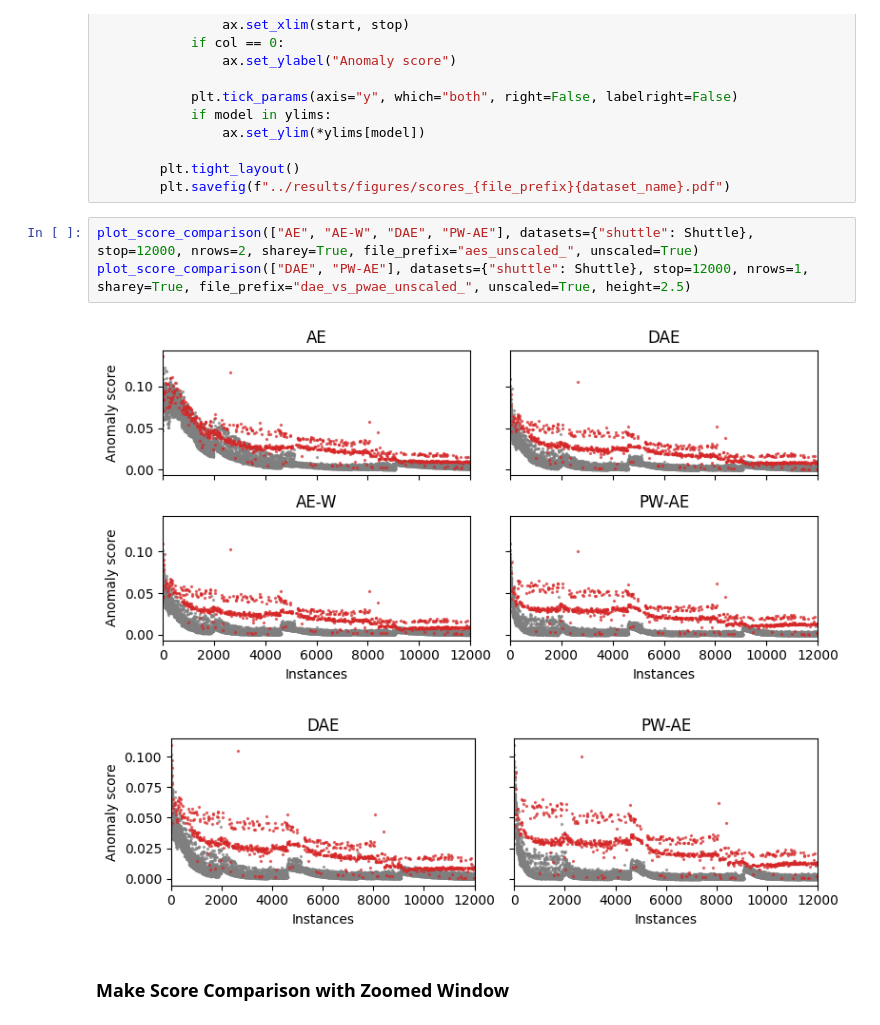
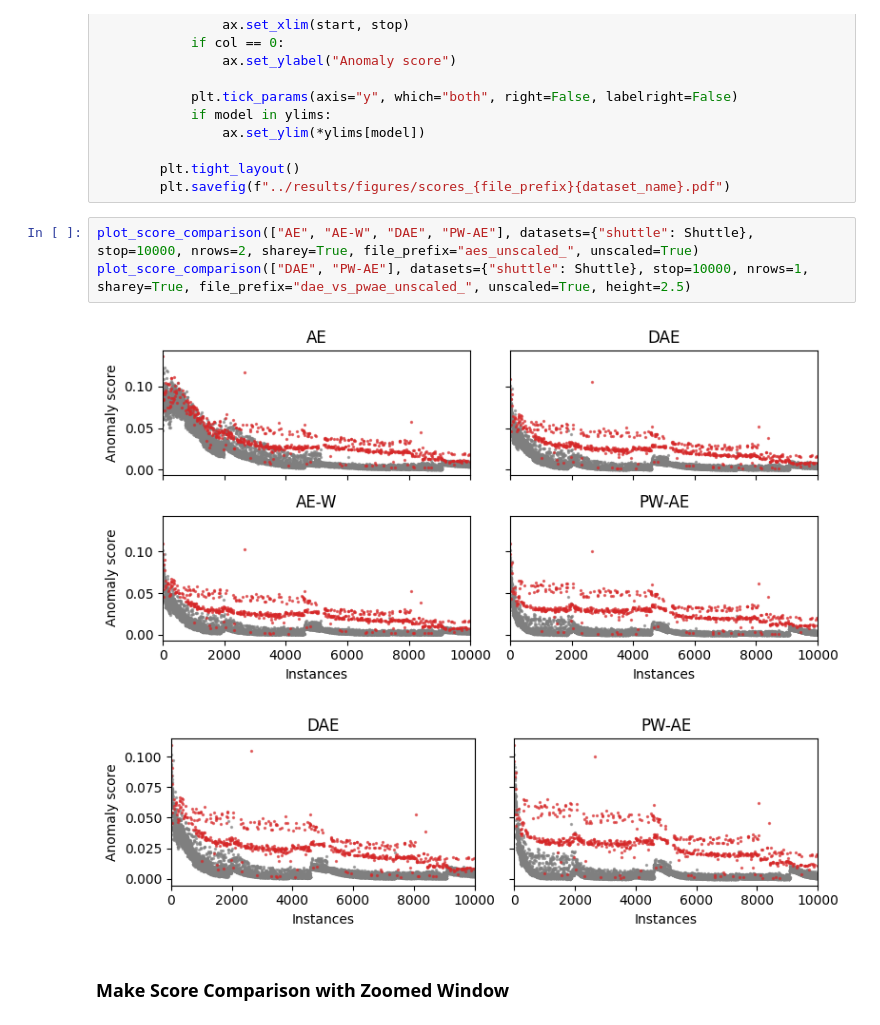
Before and after one commit to ronaldvandenbroek/DAADS, a Jupyter notebook: notebooks/plotting.ipynb, the cells around one changed output. Saved outputs shown, nothing was run; the diff lists cells and outputs as text.

```diff
--- a/notebooks/plotting.ipynb
+++ b/notebooks/plotting.ipynb
@@ -205,11 +205,11 @@ def plot_score_comparison(
         plt.tight_layout()
         plt.savefig(f"../results/figures/scores_{file_prefix}{dataset_name}.pdf")
 # %%
-plot_score_comparison(["AE", "AE-W", "DAE", "PW-AE"], datasets={"shuttle": Shuttle}, stop=12000, nrows=2, sharey=True, file_prefix="aes_unscaled_", unscaled=True)
-plot_score_comparison(["DAE", "PW-AE"], datasets={"shuttle": Shuttle}, stop=12000, nrows=1, sharey=True, file_prefix="dae_vs_pwae_unscaled_", unscaled=True, height=2.5)
+plot_score_comparison(["AE", "AE-W", "DAE", "PW-AE"], datasets={"shuttle": Shuttle}, stop=10000, nrows=2, sharey=True, file_prefix="aes_unscaled_", unscaled=True)
+plot_score_comparison(["DAE", "PW-AE"], datasets={"shuttle": Shuttle}, stop=10000, nrows=1, sharey=True, file_prefix="dae_vs_pwae_unscaled_", unscaled=True, height=2.5)
 # %% [output]
-[figure, old version]
+[figure, new version]
-[figure, old version]
+[figure, new version]
 # %% [markdown]
 ### Make Score Comparison with Zoomed Window
 # %%
```
Also changed, not shown: parts of 1 cell of this notebook, 11 other files.
